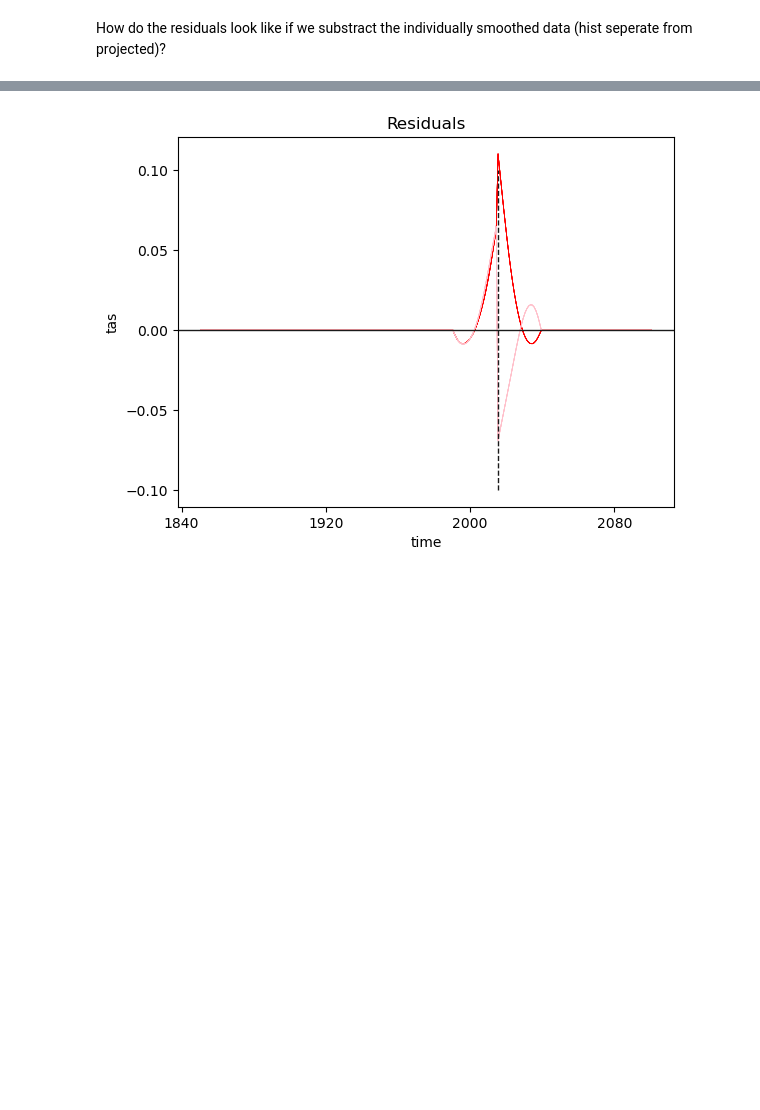
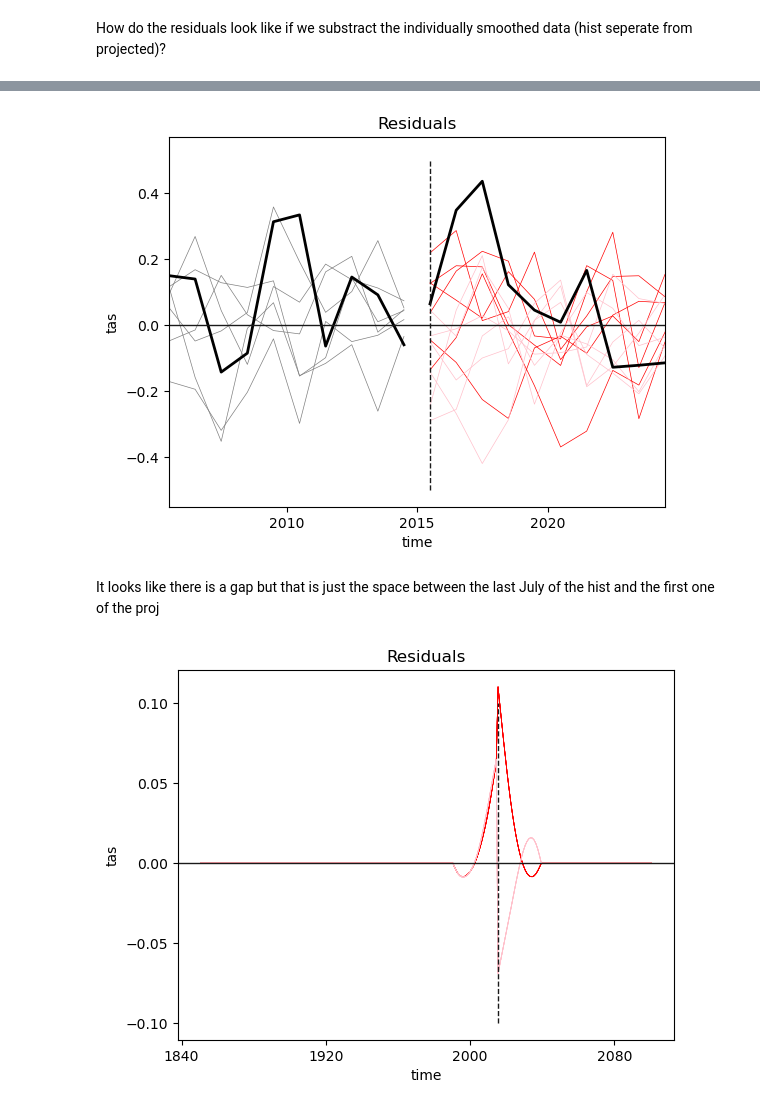
Before and after one commit to MESMER-group/mesmer, a Jupyter notebook: examples/Dataset_surfer.ipynb, the cells around one changed output, grey strips where cells are left out. Cells and saved outputs as stored; diff of their text form; code cells hidden in the pictures; blank space fills up the shorter version.

```diff
--- a/examples/Dataset_surfer.ipynb
+++ b/examples/Dataset_surfer.ipynb
@@ -450,3 +457,31 @@ plt.show()
+# %%
+# zoom in on hist proj transition
+tas_hist_resids_novolc = tas_hist_globmean - tas_hist_globmean_volc
+tas_scen_resids = tas_scen_globmean - tas_scen_globmean_smoothed
+
+tas_hist_resids_novolc.tas.plot.line(x="time", color="grey", lw=0.5, add_legend=False)
+tas_scen_resids.sel(scenario="ssp585").tas.plot.line(
+    x="time", color="red", lw=0.5, add_legend=False
+)
+tas_scen_resids.sel(scenario="ssp119").tas.plot.line(
+    x="time", color="pink", lw=0.5, add_legend=False
+)
+
+# plot a single member to see if there is a visible jump
+tas_hist_resids_novolc.sel(member="r1i1p1f1").tas.plot.line(x="time", color="black", lw = 2)
+tas_scen_resids.sel(member="r1i1p1f1", scenario = "ssp585").tas.plot.line(x="time", color="black", lw = 2)
+
+plt.title("Residuals")
+
+plt.xlim(tas_hist_resids_novolc.time.sel(time="2005").item(), tas_scen_resids.time.sel(time="2024").item())
+plt.axhline(0, lw=1, color="0.1")
+histend = tas_resids_novolc.time.sel(time="2015").item()
+plt.vlines(histend, -0.5, 0.5, color="0.1", linestyle="--", lw=1)
+plt.show()
+# %% [output]
+[figure, added]
+# %% [markdown]
+It looks like there is a gap but that is just the space between the last July of the hist and the first one of the proj
 # %%
 # is there a difference between the residuals for the two methods?
 tas_resids_novolc_concat = xr.merge([tas_hist_resids_novolc, tas_scen_resids])
```
Also changed, not shown: parts of 5 cells of this notebook.
